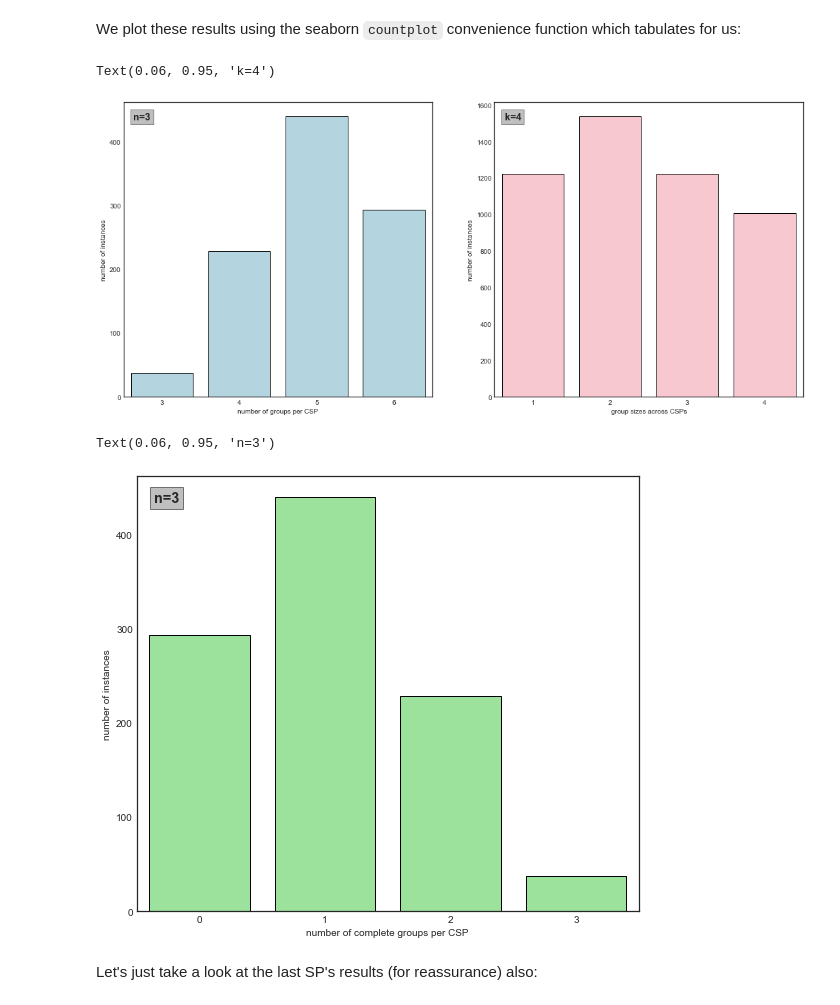
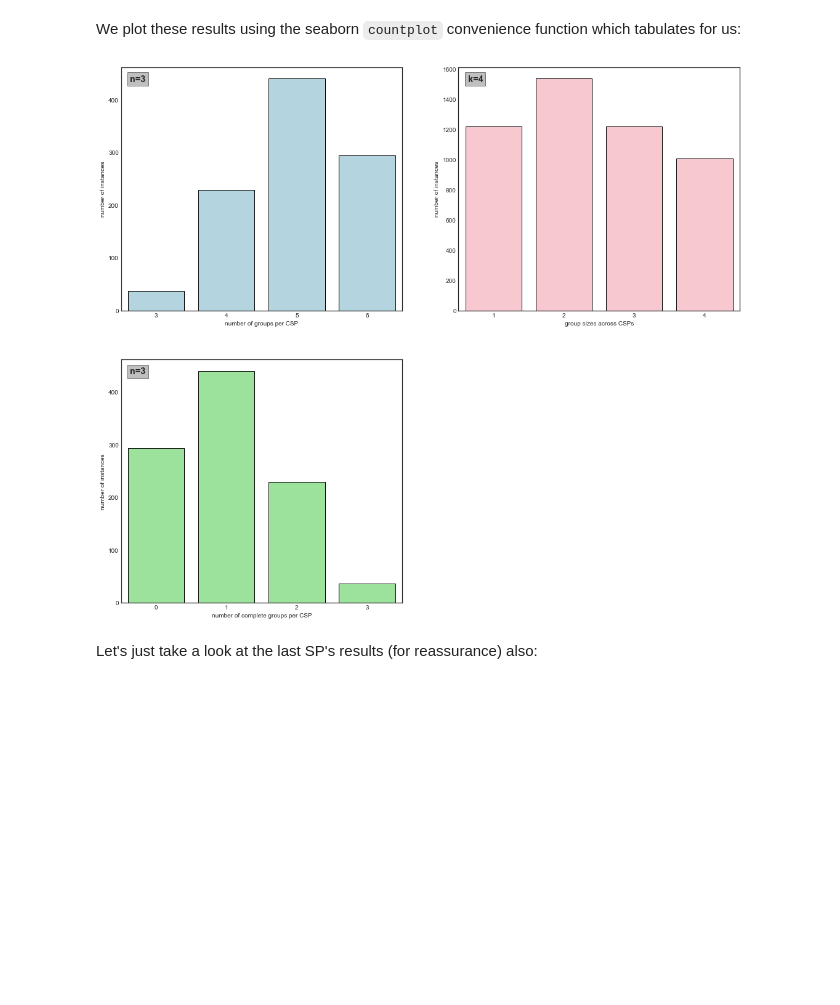
Before and after one commit to tethig/sorting-sets, a Jupyter notebook: SimParticipant.ipynb, the cells around one changed output. Saved outputs shown, nothing was run; the diff lists cells and outputs as text; code cells hidden in the pictures; blank space fills up the shorter version.

Commit message:
improve graphs

```diff
--- a/SimParticipant.ipynb
+++ b/SimParticipant.ipynb
@@ -66,30 +66,26 @@ for _ in range(simlength):
 # %% [markdown]
 We plot these results using the seaborn `countplot` convenience function which tabulates for us:
 # %%
-fig, axs = plt.subplots(1, 2, figsize=(18,8)) #dpi= 150
+fig, axs = plt.subplots(2, 2, figsize=(18,16)) #dpi= 150
 
-sns.countplot(x=n_prime, color="lightblue", edgecolor = "black", ax=axs[0])
-axs[0].set(xlabel="number of groups per CSP", ylabel="number of instances")
-axs[0].text(0.06, 0.95, 'n={}'.format(n), ha='center', va='center', fontsize="x-large",
-            fontweight="semibold", transform=axs[0].transAxes, bbox=dict(facecolor='grey', alpha=0.5))
+sns.countplot(x=n_prime, color="lightblue", edgecolor = "black", ax=axs[0,0])
+axs[0,0].set(xlabel="number of groups per CSP", ylabel="number of instances")
+axs[0,0].text(0.06, 0.95, 'n={}'.format(n), ha='center', va='center', fontsize="x-large",
+            fontweight="semibold", transform=axs[0,0].transAxes, bbox=dict(facecolor='grey', alpha=0.5))
 
-sns.countplot(x=k_prime, color="pink", edgecolor = "black", ax=axs[1])
-axs[1].set(xlabel="group sizes across CSPs", ylabel="number of instances")
-axs[1].text(0.06, 0.95, 'k={}'.format(k), ha='center', va='center', fontsize="x-large",
-            fontweight="semibold", transform=axs[1].transAxes, bbox=dict(facecolor='grey', alpha=0.5))
+sns.countplot(x=k_prime, color="pink", edgecolor = "black", ax=axs[0,1])
+axs[0,1].set(xlabel="group sizes across CSPs", ylabel="number of instances")
+axs[0,1].text(0.06, 0.95, 'k={}'.format(k), ha='center', va='center', fontsize="x-large",
+            fontweight="semibold", transform=axs[0,1].transAxes, bbox=dict(facecolor='grey', alpha=0.5))
+
+sns.countplot(x=perfect, color="lightgreen", edgecolor = "black", ax=axs[1,0])
+axs[1,0].set(xlabel="number of complete groups per CSP", ylabel="number of instances")
+axs[1,0].text(0.06, 0.95, 'n={}'.format(n), ha='center', va='center', fontsize="x-large",
+            fontweight="semibold", transform=axs[1,0].transAxes, bbox=dict(facecolor='grey', alpha=0.5))
+
+axs[1,1].remove()
 # %% [output]
-Text(0.06, 0.95, 'k=4')
-[figure, old version]
+[figure, new version]
-# %%
-fig, ax = plt.subplots(1, 1, figsize=(9,8)) #dpi= 150
-sns.countplot(x=perfect, color="lightgreen", edgecolor = "black")
-ax.set(xlabel="number of complete groups per CSP", ylabel="number of instances")
-
-ax.text(0.06, 0.95, 'n={}'.format(n), ha='center', va='center', fontsize="x-large",
-            fontweight="semibold", transform=ax.transAxes, bbox=dict(facecolor='grey', alpha=0.5))
-# %% [output]
-Text(0.06, 0.95, 'n=3')
-[figure, removed]
 # %% [markdown]
 Let's just take a look at the last SP's results (for reassurance) also:
 # %%
```
Also changed, not shown: parts of 1 cell of this notebook.
